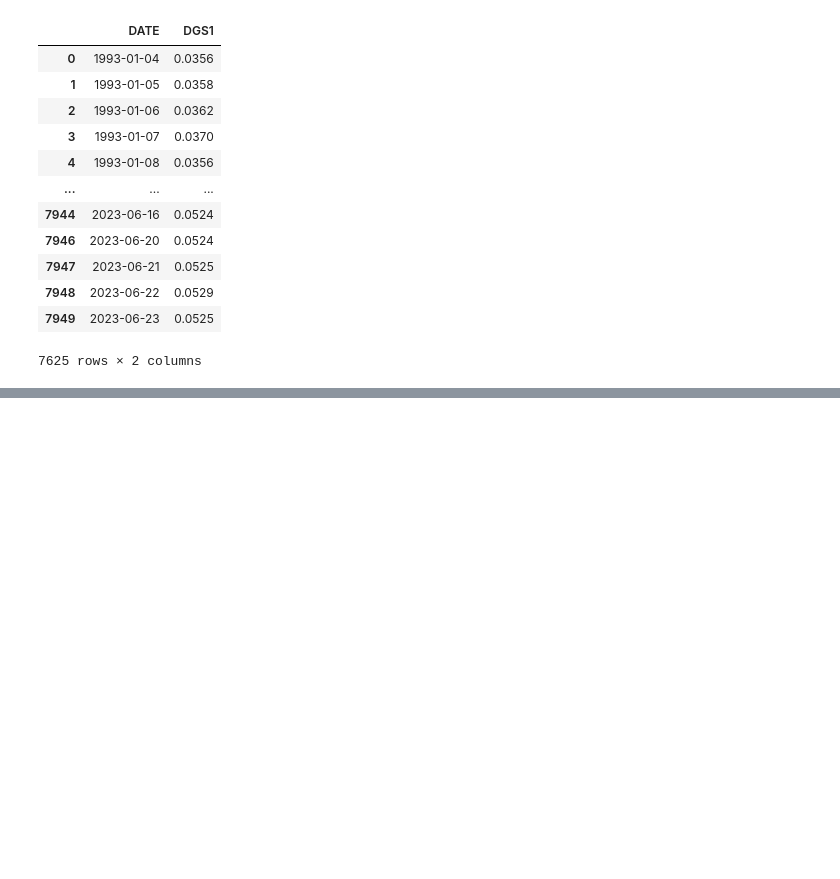
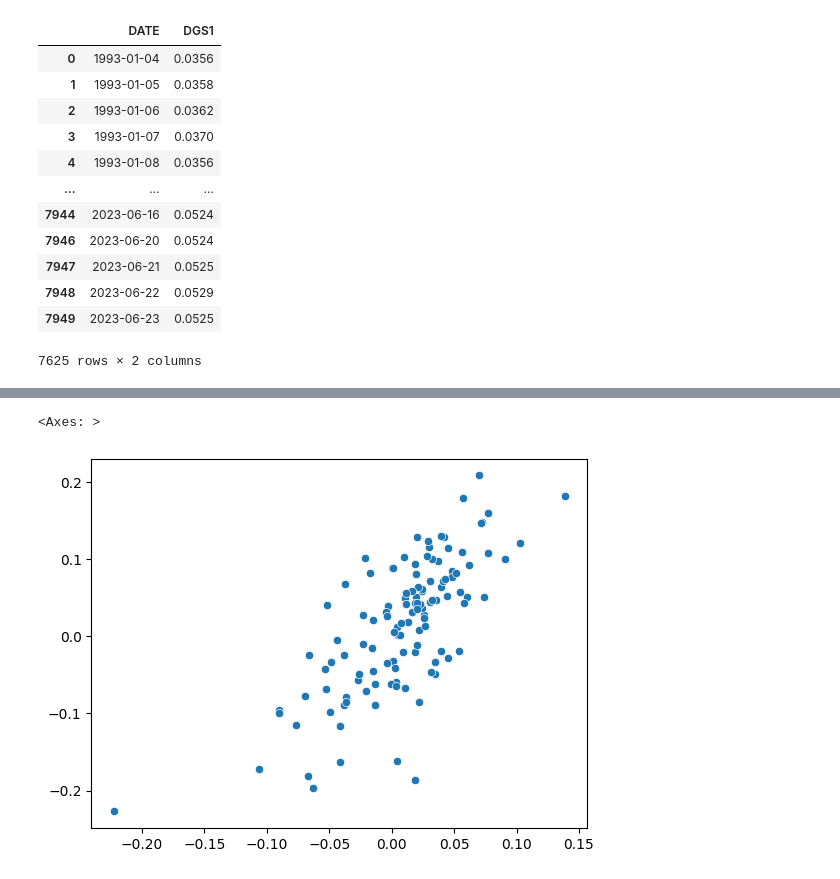
Before and after one commit to ndt93/FinancialML, a Jupyter notebook: notebooks/systematic_default.ipynb, the cells around one changed output, grey strips where cells are left out. Drawn from its saved outputs; the diff is of its cells as text; code cells hidden in the pictures; blank space fills up the shorter version.

```diff
--- a/notebooks/systematic_default.ipynb
+++ b/notebooks/systematic_default.ipynb
@@ -180,0 +236,11 @@ sns.lineplot(x=dataset_monthly.index.values, y=dataset_monthly['marketCap'])
+# %%
+equity_mk_ex_rets = equity_mkt_rets - risk_free_rates/12
+mkt_ex_rets = market_rets - risk_free_rates*1/12
+
+equity_ex_rets = np.diff(np.log(dataset_monthly['marketCap'].values)) - risk_free_rates*1/12
+asset_ex_rets = res[0] - risk_free_rates*1/12
+# %%
+sns.scatterplot(x=equity_mk_ex_rets, y=equity_ex_rets)
+# %% [output]
+<Axes: >
+[figure, added]
```
Also changed, not shown: parts of 16 cells of this notebook, 4 other files.
